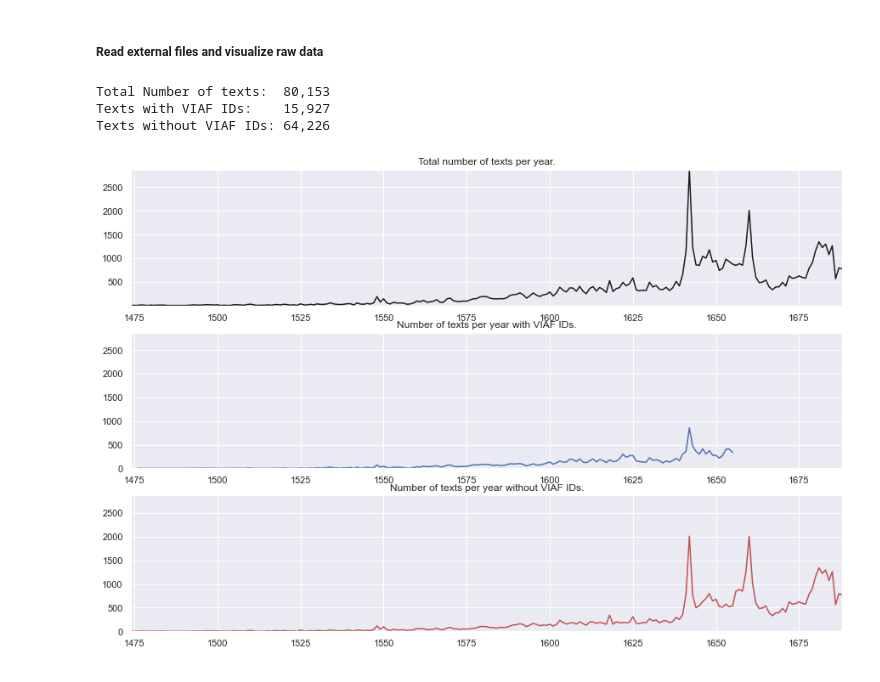
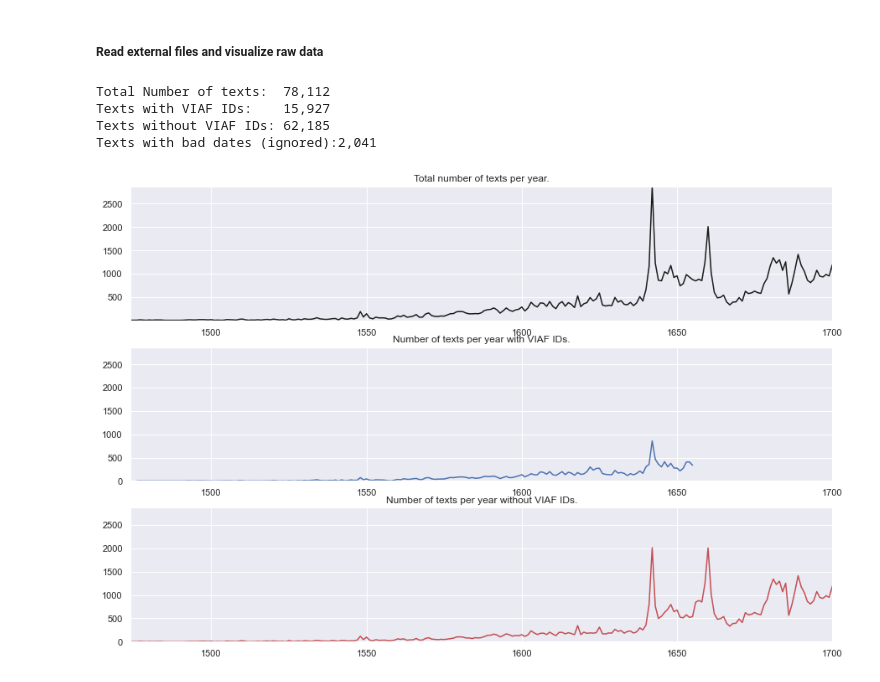
Before and after one commit to ABasu/earlyprint, a Jupyter notebook: ep_printer_metadata_production.ipynb, the cells around one changed output. Drawn from its saved outputs; the diff is of its cells as text; code cells hidden in the pictures.

Commit message:
filtered bad date fields

```diff
--- a/ep_printer_metadata_production.ipynb
+++ b/ep_printer_metadata_production.ipynb
@@ -50,12 +50,17 @@ logging.basicConfig(handlers=(sh,), format=fmt, datefmt=dfmt, level=logging.INFO
 printers_data_file = 'data/printers_etc.csv'
 name_abbreviations_file ='./data/name_abbreviations.json'
 
-n_test = 100    # Subset of data for tests. Set to 0 or more than the total datasize to use everything.
+# We'll output bad data to these files
+printers_data_file_date_notparsed_doubleyears = 'data/printers_etc_date_notparsed_doubleyears.csv'
+printers_data_file_date_notparsed = 'data/printers_etc_date_notparsed.csv'
+printers_data_file_pubstmt_notparsed = 'data/printers_etc_pubstmt_notparsed.csv'
+
+n_test = 0    # Subset of data for tests. Set to 0 or more than the total datasize to use everything.
 records_with_viaf = False    # Whether we eliminate items that already have a resolved VIAF ID
 
 # Change these values to zoom in on shorter yearspans in the visualization
 start_year = 1400
-end_year = 1750
+end_year = 1700
 records_within_datespan = True # If this is set, only the above datespan is kept
 
 # This needs to have both (c1, c2) and (c2, c1) pairs only if the weights are different.
@@ -71,40 +76,51 @@ substitution_cost_dict = {('i', 'j'): 0.3,
 with open(name_abbreviations_file) as file:
     name_abbreviations = json.load(file)
 
 printers_df = pd.read_csv(printers_data_file)
 
-# This is necessary because some parsedDates have two years (this needs to be fixed)
-# So we just keep the first year and then turn the whole column to ints
-printers_df['parsedDate'] = printers_df['parsedDate'].str[:4]
-printers_df['parsedDate'] = pd.to_numeric(printers_df['parsedDate'])
+# Convert to numeric but leave strings and nans untouched
+# Extract dates with two years - eg. 1660 1662
+printers_df['parsedDate'] = printers_df['parsedDate'].apply(pd.to_numeric, errors='ignore')
+printers_df_strings = printers_df[printers_df['parsedDate'].apply(lambda x: isinstance(x, str))]
+printers_df_strings.to_csv(printers_data_file_date_notparsed_doubleyears)
+
+# Extract all rows with badly parsed dates (including above rows)
+printers_df['parsedDate'] = printers_df['parsedDate'].apply(pd.to_numeric, errors='coerce')
+filter_baddates = printers_df['parsedDate'].isna()
+printers_df_baddates = printers_df[filter_baddates]
+printers_df_baddates.to_csv(printers_data_file_date_notparsed)
+
+# Retain rows with well formed dates
+printers_df = printers_df[~filter_baddates]
 
 viaf_exists = printers_df[~printers_df['viafId'].isna()]
 viaf_needed = printers_df[printers_df['viafId'].isna()]
 
 total_counts = printers_df.groupby(['parsedDate'])['parsedDate'].count()
 viaf_exists_counts = viaf_exists.groupby(['parsedDate'])['parsedDate'].count()
 viaf_needed_counts = viaf_needed.groupby(['parsedDate'])['parsedDate'].count()
 
 # Set up the plot
 sns.set_theme(style="darkgrid")
 fig = plt.figure(figsize=(15,10))
 grid = plt.GridSpec(3,1)
 axes = [fig.add_subplot(grid[0, 0]), fig.add_subplot(grid[1, 0]), fig.add_subplot(grid[2, 0])]
 
 sns.lineplot(data=total_counts, x=total_counts.index, y=total_counts.values, color='k', ax=axes[0])
 sns.lineplot(data=viaf_exists_counts, x=viaf_exists_counts.index, y=viaf_exists_counts.values, color='b', ax=axes[1])
 sns.lineplot(data=viaf_needed_counts, x=viaf_needed_counts.index, y=viaf_needed_counts.values, color='r', ax=axes[2])
 
 start_year = start_year if int(total_counts.index[0]) < start_year else int(total_counts.index[0])
 end_year = end_year if int(total_counts.index[-1]) > end_year else int(total_counts.index[-1])
+
 axes[0].set(xlim=(start_year, end_year), ylim=(1, max(total_counts[start_year:end_year].values+1)), xlabel=None, title='Total number of texts per year.')
 axes[1].set(xlim=(start_year, end_year), ylim=(0, max(total_counts[start_year:end_year].values)+1), xlabel=None, title='Number of texts per year with VIAF IDs.')
 axes[2].set(xlim=(start_year, end_year), ylim=(0, max(total_counts[start_year:end_year].values)+1), xlabel=None, title='Number of texts per year without VIAF IDs.')
-
-print('Total Number of texts:  {:,}\nTexts with VIAF IDs:    {:,}\nTexts without VIAF IDs: {:,}'\
-          .format(len(printers_df), len(viaf_exists), len(viaf_needed)))
+print('Total Number of texts:     {:,}\nTexts with VIAF IDs:    {:,}\nTexts without VIAF IDs: {:,}\nTexts with bad dates (ignored):{:,}'\
+          .format(len(printers_df), len(viaf_exists), len(viaf_needed), len(printers_df_baddates)))
 # %% [output]
-Total Number of texts:  80,153
+Total Number of texts:  78,112
 Texts with VIAF IDs:    15,927
-Texts without VIAF IDs: 64,226
+Texts without VIAF IDs: 62,185
+Texts with bad dates (ignored):2,041
-[figure, old version]
+[figure, new version]
```
Also changed, not shown: parts of 10 cells of this notebook, 2 other files.
